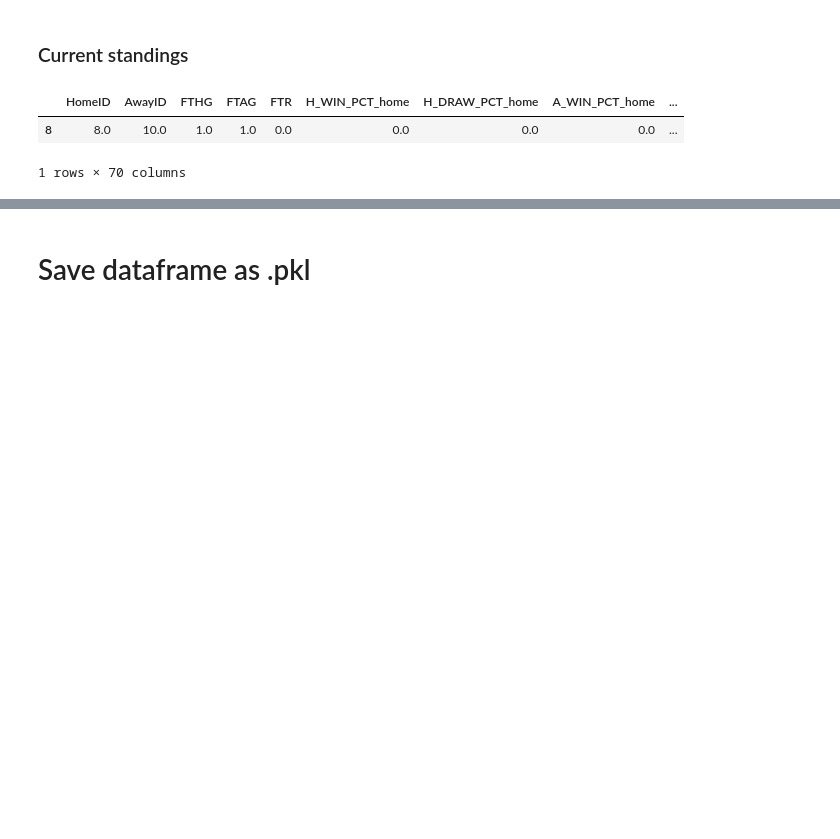
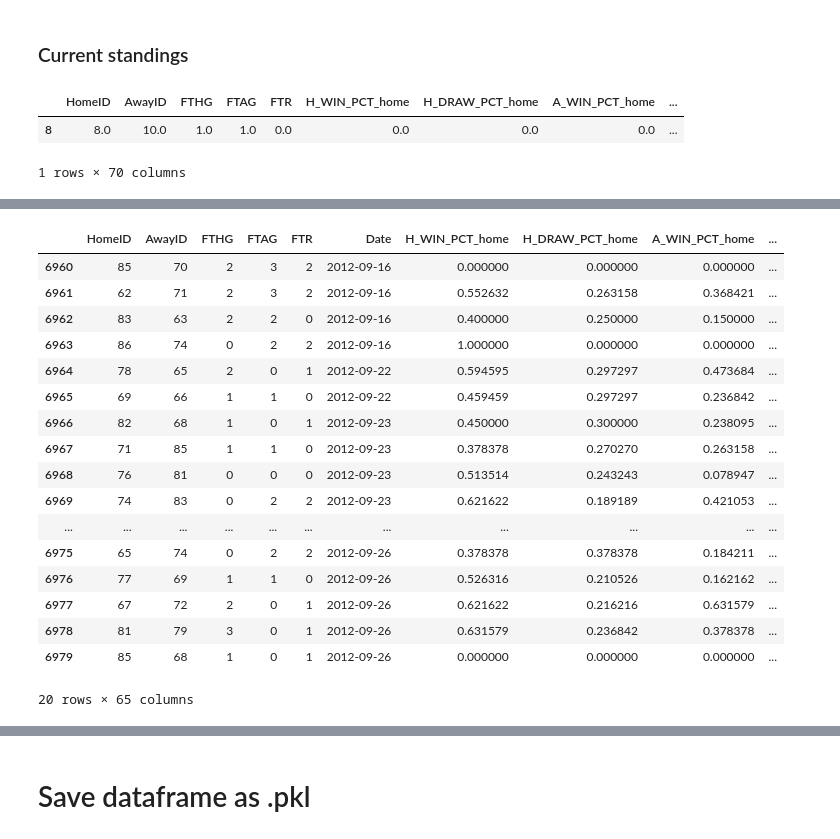
Before and after one commit to michapries/bachelors-thesis, a Jupyter notebook: data_extraction.ipynb, the cells around one changed output, grey strips where cells are left out. Drawn from its saved outputs; the diff is of its cells as text; code cells hidden in the pictures; blank space fills up the shorter version.

```diff
--- a/data_extraction.ipynb
+++ b/data_extraction.ipynb
@@ -762,3 +759,24 @@ df[1895:1922]
+# %%
+df[6960:6980]
+# %% [output]
+|  | HomeID | AwayID | FTHG | FTAG | FTR | Date | H_WIN_PCT_home | H_DRAW_PCT_home | A_WIN_PCT_home | ... |
+| 6960 | 85 | 70 | 2 | 3 | 2 | 2012-09-16 | 0.000000 | 0.000000 | 0.000000 | ... |
+| 6961 | 62 | 71 | 2 | 3 | 2 | 2012-09-16 | 0.552632 | 0.263158 | 0.368421 | ... |
+| 6962 | 83 | 63 | 2 | 2 | 0 | 2012-09-16 | 0.400000 | 0.250000 | 0.150000 | ... |
+| 6963 | 86 | 74 | 0 | 2 | 2 | 2012-09-16 | 1.000000 | 0.000000 | 0.000000 | ... |
+| 6964 | 78 | 65 | 2 | 0 | 1 | 2012-09-22 | 0.594595 | 0.297297 | 0.473684 | ... |
+| 6965 | 69 | 66 | 1 | 1 | 0 | 2012-09-22 | 0.459459 | 0.297297 | 0.236842 | ... |
+| 6966 | 82 | 68 | 1 | 0 | 1 | 2012-09-23 | 0.450000 | 0.300000 | 0.238095 | ... |
+| 6967 | 71 | 85 | 1 | 1 | 0 | 2012-09-23 | 0.378378 | 0.270270 | 0.263158 | ... |
+| 6968 | 76 | 81 | 0 | 0 | 0 | 2012-09-23 | 0.513514 | 0.243243 | 0.078947 | ... |
+| 6969 | 74 | 83 | 0 | 2 | 2 | 2012-09-23 | 0.621622 | 0.189189 | 0.421053 | ... |
+| ... | ... | ... | ... | ... | ... | ... | ... | ... | ... | ... |
+| 6975 | 65 | 74 | 0 | 2 | 2 | 2012-09-26 | 0.378378 | 0.378378 | 0.184211 | ... |
+| 6976 | 77 | 69 | 1 | 1 | 0 | 2012-09-26 | 0.526316 | 0.210526 | 0.162162 | ... |
+| 6977 | 67 | 72 | 2 | 0 | 1 | 2012-09-26 | 0.621622 | 0.216216 | 0.631579 | ... |
+| 6978 | 81 | 79 | 3 | 0 | 1 | 2012-09-26 | 0.631579 | 0.236842 | 0.378378 | ... |
+| 6979 | 85 | 68 | 1 | 0 | 1 | 2012-09-26 | 0.000000 | 0.000000 | 0.000000 | ... |
+20 rows × 65 columns
 # %%
 df.sample(10)
 # %% [output]
```
Also changed, not shown: parts of 16 cells of this notebook, 3 other files.
